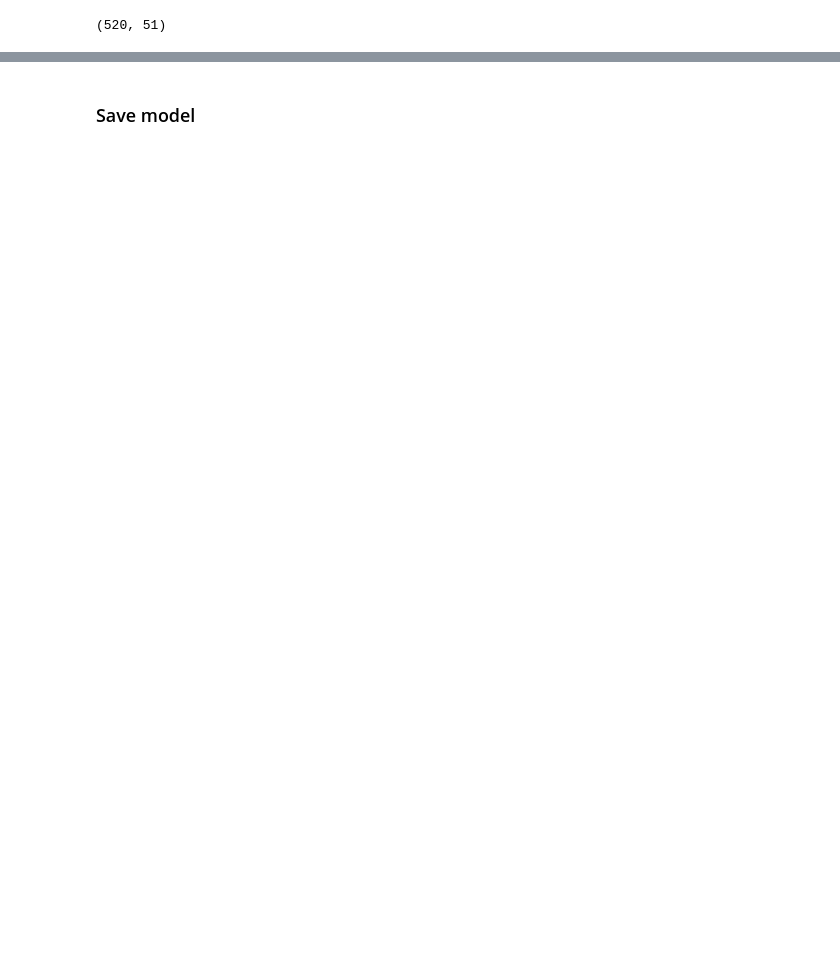
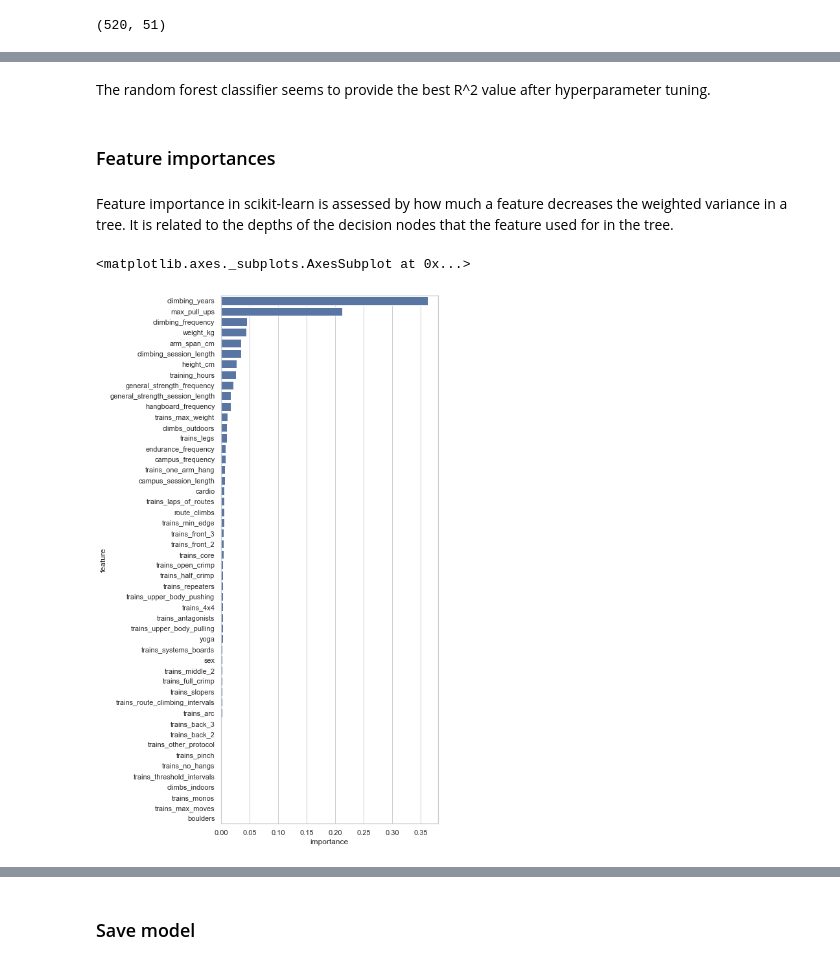
Before and after one commit to danielward27/climb_harder_analysis, a Jupyter notebook: analysis.ipynb, the cells around one changed output, grey strips where cells are left out. Drawn from its saved outputs; the diff is of its cells as text; code cells hidden in the pictures; blank space fills up the shorter version.

```diff
--- a/analysis.ipynb
+++ b/analysis.ipynb
@@ -64,7 +73,11 @@ I'll train a random forest regressor, and use 5-fold cross validation and assess
 # %%
-X = df_drop_na.drop(columns="max_boulder_grade")
-y = df_drop_na["max_boulder_grade"]
-rf = RandomForestRegressor()  # Use defualts for now
-scores = cross_val_score(rf, X, y, cv=5, scoring="r2")
-print("R^2: {:.3f} +/- {:.3f}".format(scores.mean(), scores.std() * 2))
+from sklearn.svm import SVR
+reg_models = [["ranfor", RandomForestRegressor()],
+              ["linreg", LinearRegression()],
+              ["ridge", Ridge()],
+              ["lasso", Lasso()]]
+
+for name, model in reg_models:
+    scores = cross_val_score(model, X, y, cv=5, scoring="r2")
+    print("{}: R^2: {:.3f} +/- {:.3f}".format(name, scores.mean(), scores.std() * 2))
 # %% [output]
@@ -82,11 +98,12 @@ print(df_impute.shape)
 X = df_impute.drop(columns = "max_boulder_grade")
 y = df_impute["max_boulder_grade"]
 
-pipeline = Pipeline([
-    ("imputer", IterativeImputer(max_iter=100)),
-    ("rf", RandomForestRegressor())
-])
+for name, model in reg_models:
+    pipeline = Pipeline([
+        ("imputer", IterativeImputer(max_iter=100)),
+        (name, model)
+    ])
 
-scores = cross_val_score(pipeline, X, y, cv=5, scoring="r2")
-print("R^2: {:.3f} +/- {:.3}".format(scores.mean(), scores.std() * 2))
+    scores = cross_val_score(pipeline, X, y, cv=5, scoring="r2")
+    print("{}: R^2: {:.3f} +/- {:.3f}".format(name, scores.mean(), scores.std() * 2))
 # %% [output]
@@ -124,0 +165,17 @@ Achieved with hyperparameters:
+# %% [markdown]
+The random forest classifier seems to provide the best R^2 value after hyperparameter tuning.
+# %% [markdown]
+### Feature importances
+# %% [markdown]
+Feature importance in scikit-learn is assessed by how much a feature decreases the weighted variance in a tree. It is related to the depths of the decision nodes that the feature used for in the tree.
+# %%
+ranfor = best_estimators["ranfor"].named_steps["ranfor"]
+importances = pd.DataFrame({"feature": list(X), "importance": ranfor.feature_importances_})
+importances = importances.sort_values("importance", ascending=False)
+# %%
+sns.set(style="whitegrid")
+f, ax = plt.subplots(figsize=(6, 15))
+sns.barplot(x="importance", y="feature", data=importances, color="b")
+# %% [output]
+<matplotlib.axes._subplots.AxesSubplot at 0x...>
+[figure, added]
```
Also changed, not shown: parts of 17 cells of this notebook, 4 other files.
